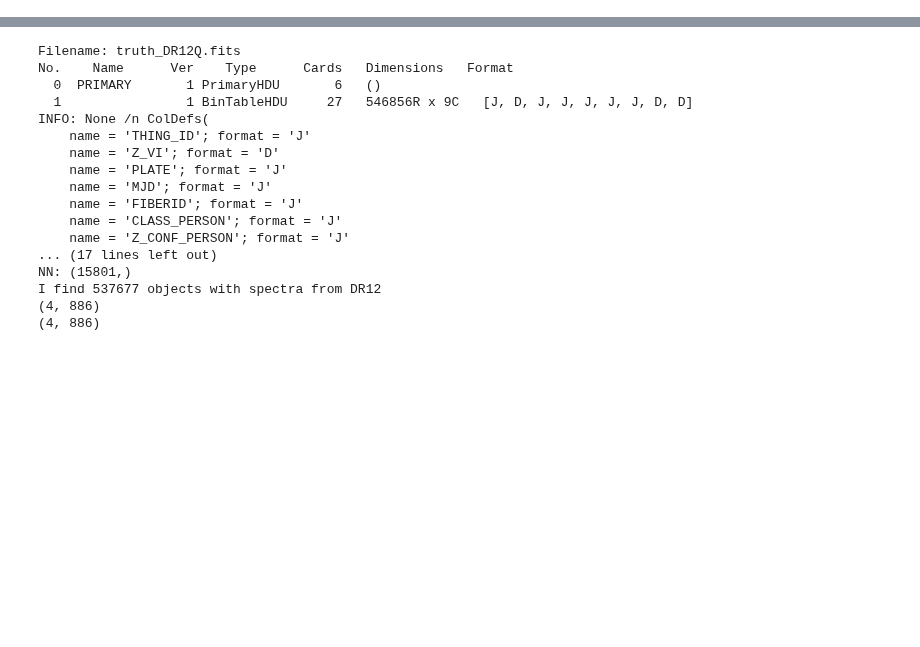
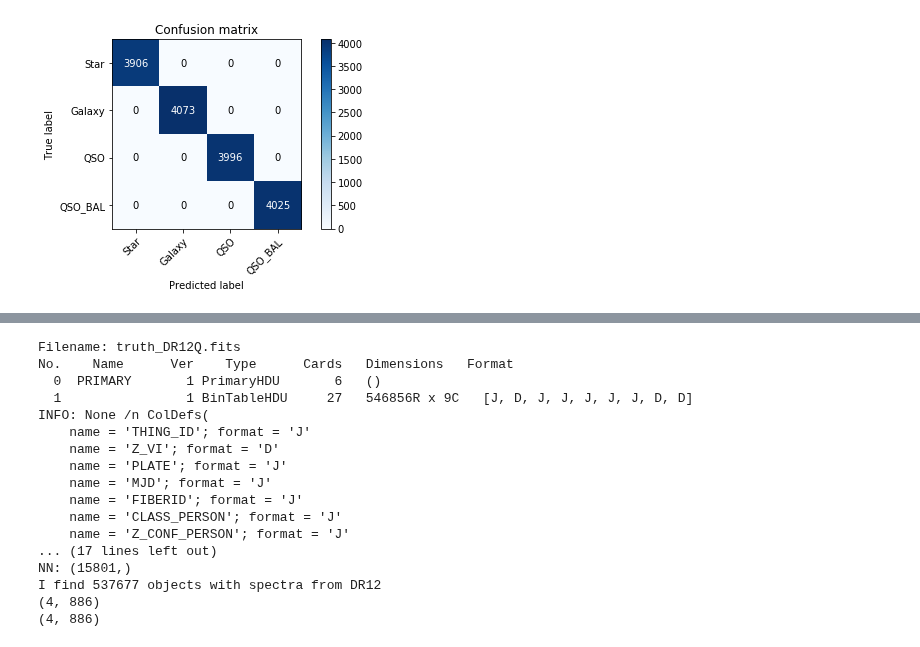
Before and after one commit to MrX1997/Reportes-Proyecto-de-Monograf-a, a Jupyter notebook: Noteboooks/SpectraNET_C.ipynb, the cells around one changed output, grey strips where cells are left out. Saved outputs shown, nothing was run; the diff lists cells and outputs as text; code cells hidden in the pictures; blank space fills up the shorter version.

```diff
--- a/Noteboooks/SpectraNET_C.ipynb
+++ b/Noteboooks/SpectraNET_C.ipynb
@@ -31,0 +8,97 @@ This net is brought to you by cpu
+# %%
+#Packages
+from astropy.io import fits
+import numpy as np
+import matplotlib.pylab as plt
+import pandas as pd
+import torch
+import torch.nn as nn
+import fitsio
+from sklearn.model_selection import train_test_split
+from torch.autograd import Variable
+import torch.utils.data
+import time
+import os
+
+from sklearn.metrics import confusion_matrix
+from sklearn.metrics import precision_recall_fscore_support
+
+class_names=['Star','Galaxy','QSO','QSO_BAL']
+
+y=np.genfromtxt('F2.txt')
+y_pred=y[:,0]
+y_test=y[:,1]
+
+
+def plot_confusion_matrix(y_true, y_pred, classes,normalize=False,title=None,cmap=plt.cm.Blues):
+
+    if not title:
+        if normalize:
+            title = 'Normalized confusion matrix'
+        else:
+            title = 'Confusion matrix'
+
+    # Compute confusion matrix
+    cm = confusion_matrix(y_true, y_pred)
+    # Only use the labels that appear in the data
+    classes = classes
+    """
+    if normalize:
+        cm = cm.astype('float') / cm.sum(axis=1)[:, np.newaxis]
+        print("Normalized confusion matrix")
+    else:
+        print('Confusion matrix, without normalization')
+    """
+    #print(cm)
+    fig, ax = plt.subplots()
+    im = ax.imshow(cm, interpolation='nearest', cmap=cmap)
+    ax.figure.colorbar(im, ax=ax)
+    # We want to show all ticks...
+    ax.set(xticks=np.arange(cm.shape[1]),
+           yticks=np.arange(cm.shape[0]),
+           # ... and label them with the respective list entries
+           xticklabels=classes, yticklabels=classes,
+           title=title,
+           ylabel='True label',
+           xlabel='Predicted label')
+
+    # Rotate the tick labels and set their alignment.
+    plt.setp(ax.get_xticklabels(), rotation=45, ha="right",
+             rotation_mode="anchor")
+
+    # Loop over data dimensions and create text annotations.
+    fmt = '.2f' if normalize else 'd'
+    thresh = cm.max() / 2.
+    for i in range(cm.shape[0]):
+        for j in range(cm.shape[1]):
+            ax.text(j, i, format(cm[i, j], fmt),
+                    ha="center", va="center",
+                    color="white" if cm[i, j] > thresh else "black")
+    fig.tight_layout()
+    return ax
+
+
+np.set_printoptions(precision=2)
+
+# Plot non-normalized confusion matrix
+#plt.subplots(121)
+#y_test=y_test.detach().numpy()
+#y_pred=y_pred.detach().numpy()
+#print(y_pred)
+plot_confusion_matrix(y_test, y_test, classes=class_names, title='Confusion matrix')
+plt.savefig('cm_train2.jpg')
+#plt.subplots(122)
+plot_confusion_matrix(y_test, y_pred, classes=class_names, title='Confusion matrix')
+plt.savefig('cm_test2.jpg')
+plt.show()
+
+#cmd='jupyter nbconvert --to python SpectraNET_C.ipynb'
+#os.system(cmd)
+
+device = torch.device("cuda:0" if torch.cuda.is_available() else "cpu")
+
+
+# Assuming that we are on a CUDA machine, this should print a CUDA device:
+print('This net is brought to you by',device)
+# %% [output]
+[figure, added]
```
Also changed, not shown: parts of 3 cells of this notebook, 29 other files.
